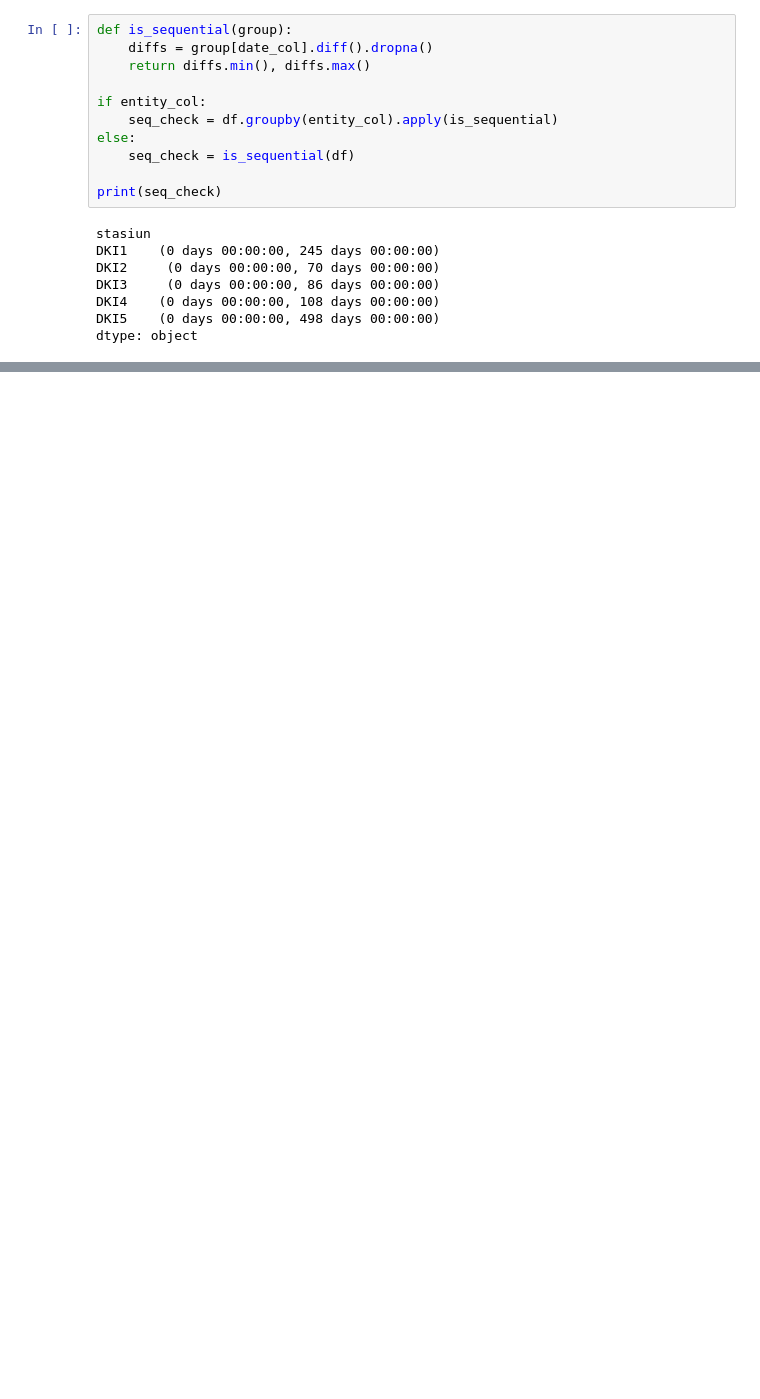
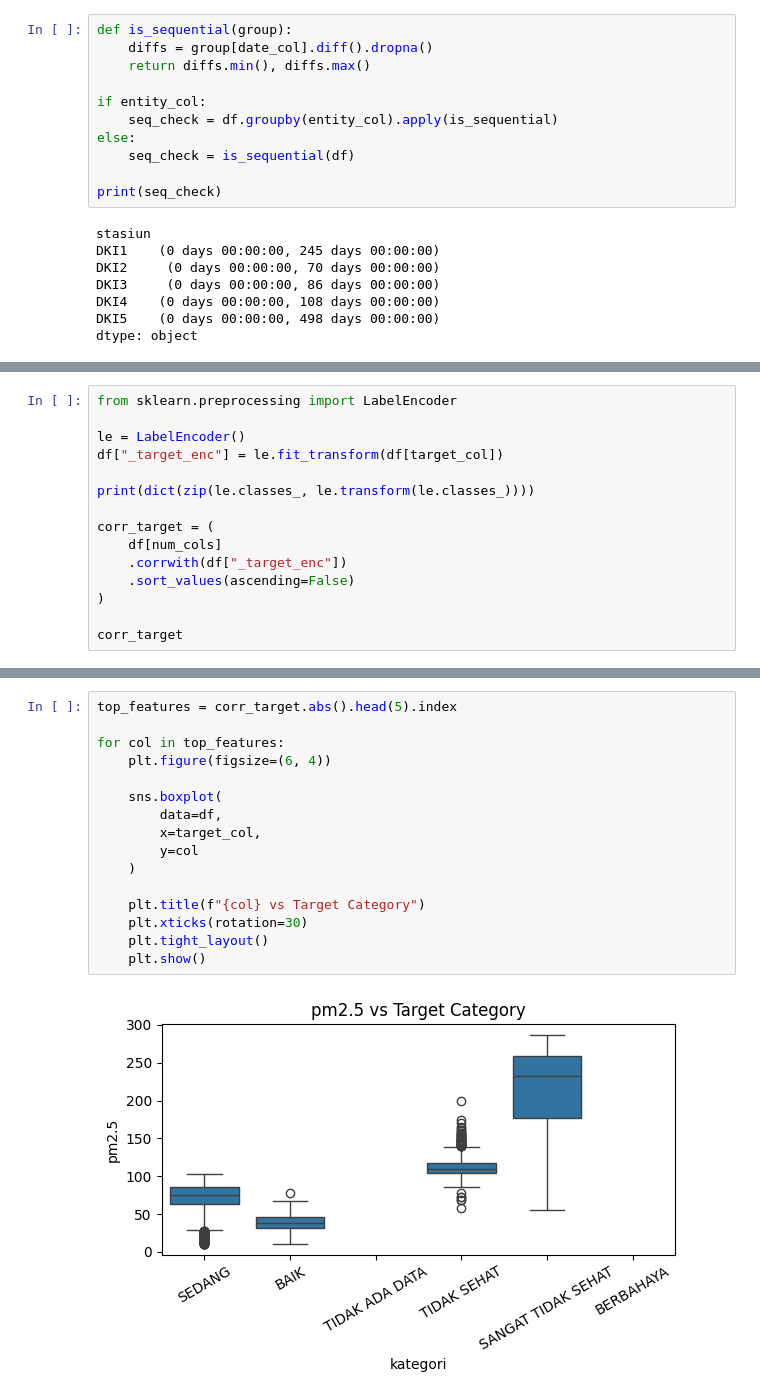
Before and after one commit to rovanwardana/hatikuKosongTakutDitanemSawit, a Jupyter notebook: notebook.ipynb, the cells around one changed output, grey strips where cells are left out. Saved outputs shown, nothing was run; the diff lists cells and outputs as text; blank space fills up the shorter version.

```diff
--- a/notebook.ipynb
+++ b/notebook.ipynb
@@ -300,0 +419,15 @@ dtype: object
+# %%
+from sklearn.preprocessing import LabelEncoder
+
+le = LabelEncoder()
+df["_target_enc"] = le.fit_transform(df[target_col])
+
+print(dict(zip(le.classes_, le.transform(le.classes_))))
+
+corr_target = (
+    df[num_cols]
+    .corrwith(df["_target_enc"])
+    .sort_values(ascending=False)
+)
+
+corr_target
@@ -300,0 +453,18 @@ dtype: object
+# %%
+top_features = corr_target.abs().head(5).index
+
+for col in top_features:
+    plt.figure(figsize=(6, 4))
+
+    sns.boxplot(
+        data=df,
+        x=target_col,
+        y=col
+    )
+
+    plt.title(f"{col} vs Target Category")
+    plt.xticks(rotation=30)
+    plt.tight_layout()
+    plt.show()
+# %% [output]
+[figure, added]
```
Also changed, not shown: parts of 25 cells of this notebook, 2 other files.
